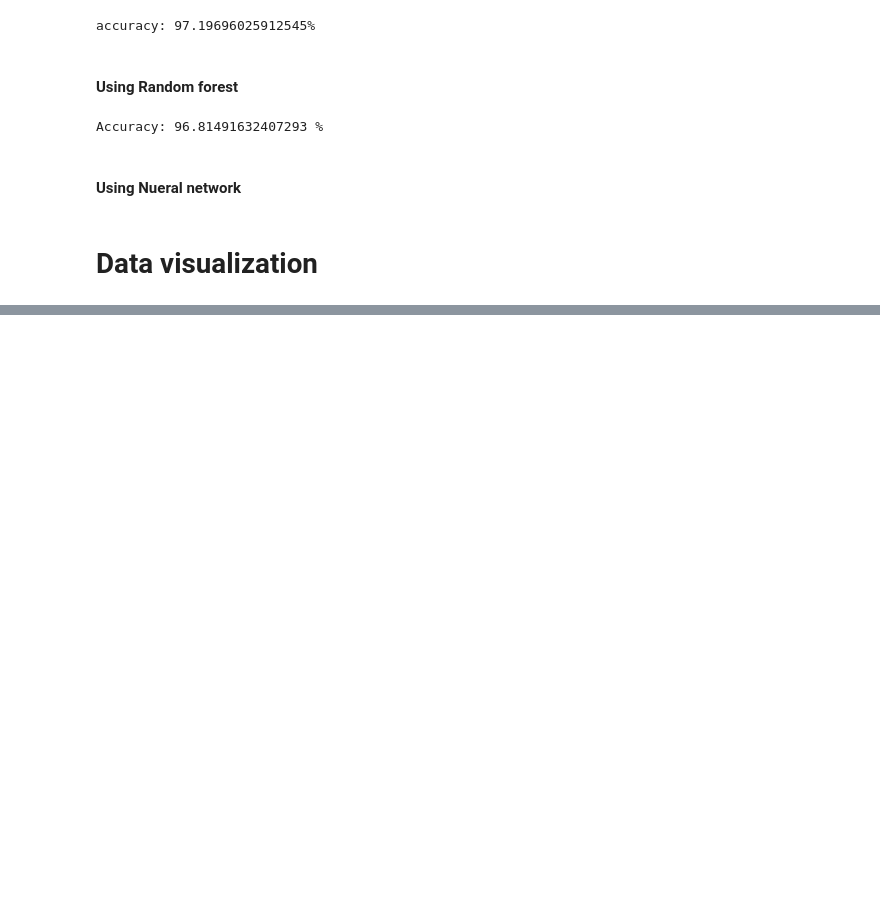
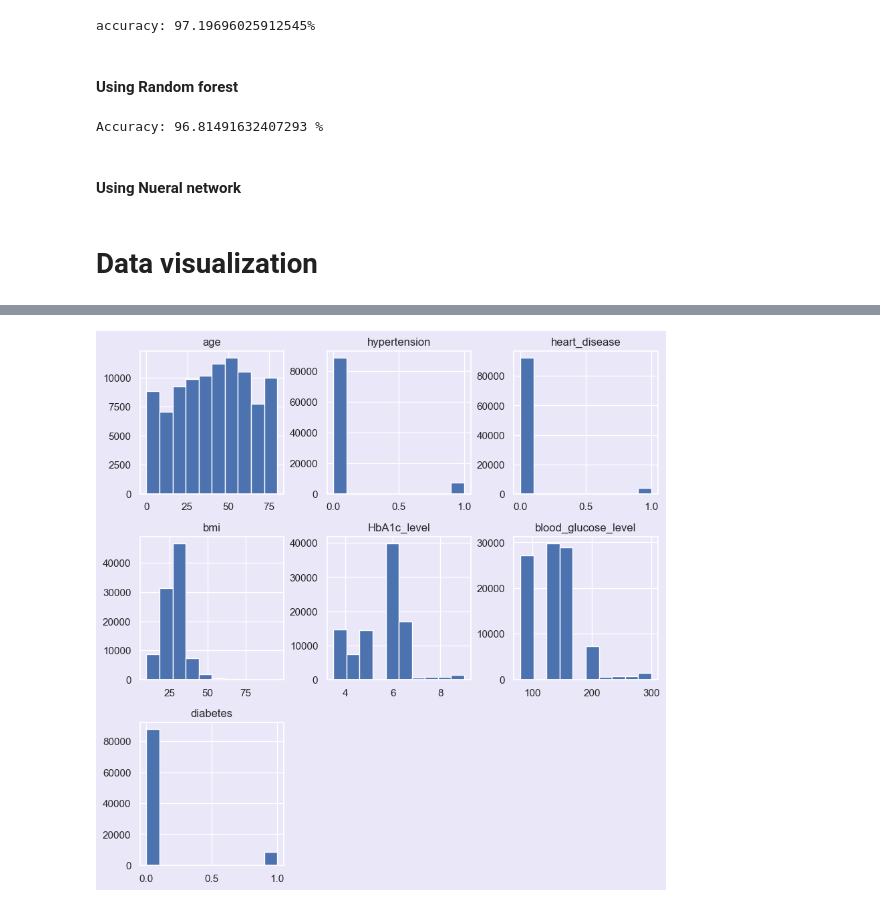
Before and after one commit to SemoMoh/diabetes-big-data-analysis, a Jupyter notebook: notebook/nootbook.ipynb, the cells around one changed output, grey strips where cells are left out. Saved outputs shown, nothing was run; the diff lists cells and outputs as text; code cells hidden in the pictures; blank space fills up the shorter version.

```diff
--- a/notebook/nootbook.ipynb
+++ b/notebook/nootbook.ipynb
@@ -408,0 +459,5 @@ Accuracy: 96.81491632407293 %
+# %%
+diabetes_data.hist(figsize = (10,10))
+plt.show()
+# %% [output]
+[figure, added]
```
Also changed, not shown: parts of 23 cells of this notebook.
